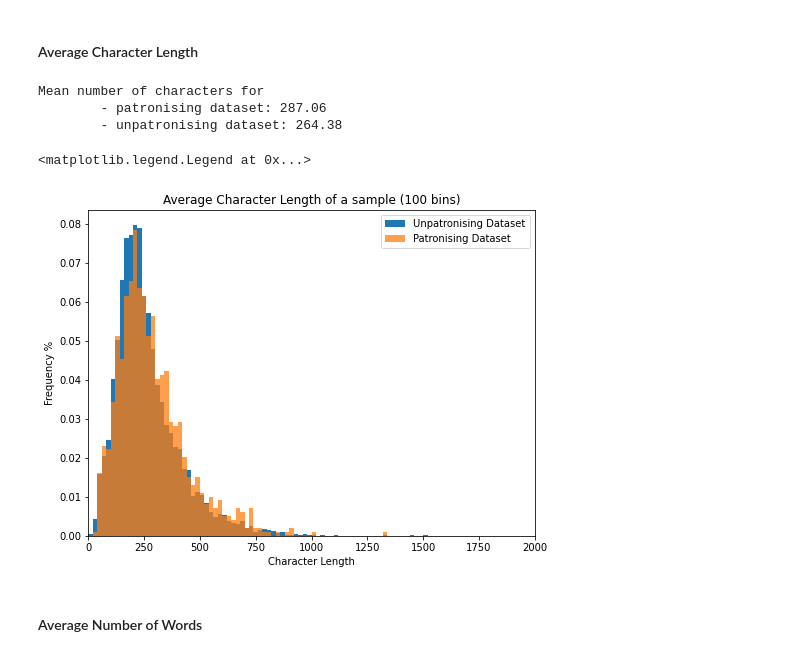
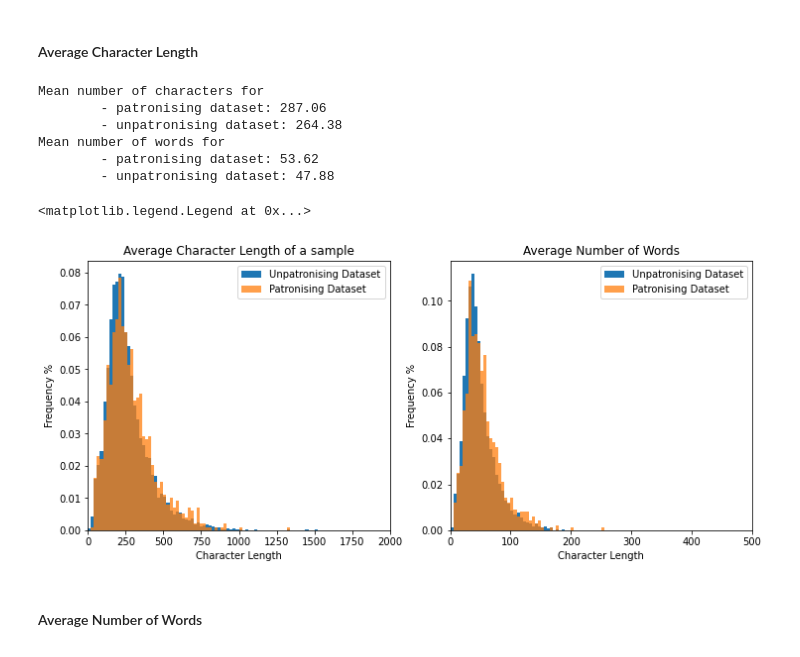
Before and after one commit to Loumstar/Improving-RoBERTa, a Jupyter notebook: data_analysis.ipynb, the cells around one changed output. Cells and saved outputs as stored; diff of their text form; code cells hidden in the pictures.

```diff
--- a/data_analysis.ipynb
+++ b/data_analysis.ipynb
@@ -90,34 +101,66 @@ Text(0.5, 0, 'Language')
 # %%
 unpatr_series = unpatr_df["text"].str.len()
 patr_series = patr_df["text"].str.len()
 
 print(f"Mean number of characters for"
       f"\n\t- patronising dataset: {patr_series.mean():.2f}"
       f"\n\t- unpatronising dataset: {unpatr_series.mean():.2f}")
 
 (unpatr_counts, unpatr_bins) = np.histogram(unpatr_series, bins=100, range=(0, 2000))
 (patr_counts, patr_bins) = np.histogram(patr_series, bins=100, range=(0, 2000))
 
-figure, axis = plot.subplots()
-figure.set_size_inches((8, 6))
+figure, (axis1, axis2) = plot.subplots(1, 2)
+figure.set_size_inches((12, 5))
 
-axis.hist(unpatr_bins[:-1], unpatr_bins, alpha=1, label="Unpatronising Dataset",
+axis1.hist(unpatr_bins[:-1], unpatr_bins, alpha=1, label="Unpatronising Dataset",
           weights=unpatr_counts / unpatr_df_length)
 
-axis.hist(patr_bins[:-1], patr_bins, alpha=0.75, label="Patronising Dataset",
+axis1.hist(patr_bins[:-1], patr_bins, alpha=0.75, label="Patronising Dataset",
           weights=patr_counts / patr_df_length)
 
-axis.set_title("Average Character Length of a sample (100 bins)")
-axis.set_ylabel("Frequency %")
-axis.set_xlabel("Character Length")
-axis.set_xlim((0, 2000))
-axis.legend()
+axis1.set_title("Average Character Length of a sample")
+axis1.set_ylabel("Frequency %")
+axis1.set_xlabel("Character Length")
+axis1.set_xlim((0, 2000))
+axis1.legend()
+
+
+def get_list_length(x):
+    if type(x) != list:
+        x = [str(x)]
+
+    return len(x)
+
+unpatr_series = unpatr_df["text"].str.split().map(get_list_length)
+patr_series = patr_df["text"].str.split().map(get_list_length)
+
+print(f"Mean number of words for"
+      f"\n\t- patronising dataset: {patr_series.mean():.2f}"
+      f"\n\t- unpatronising dataset: {unpatr_series.mean():.2f}")
+
+(unpatr_counts, unpatr_bins) = np.histogram(unpatr_series, bins=100, range=(0, 500))
+(patr_counts, patr_bins) = np.histogram(patr_series, bins=100, range=(0, 500))
+
+axis2.hist(unpatr_bins[:-1], unpatr_bins, alpha=1, label="Unpatronising Dataset",
+          weights=unpatr_counts / unpatr_df_length)
+
+axis2.hist(patr_bins[:-1], patr_bins, alpha=0.75, label="Patronising Dataset",
+          weights=patr_counts / patr_df_length)
+
+axis2.set_title("Average Number of Words")
+axis2.set_ylabel("Frequency %")
+axis2.set_xlabel("Character Length")
+axis2.set_xlim((0, 500))
+axis2.legend()
 # %% [output]
 Mean number of characters for
         - patronising dataset: 287.06
         - unpatronising dataset: 264.38
+Mean number of words for
+        - patronising dataset: 53.62
+        - unpatronising dataset: 47.88
 <matplotlib.legend.Legend at 0x...>
-[figure, old version]
+[figure, new version]
 # %% [markdown]
 #### Average Number of Words
 # %%
```
Also changed, not shown: parts of 9 cells of this notebook, 7 other files.
